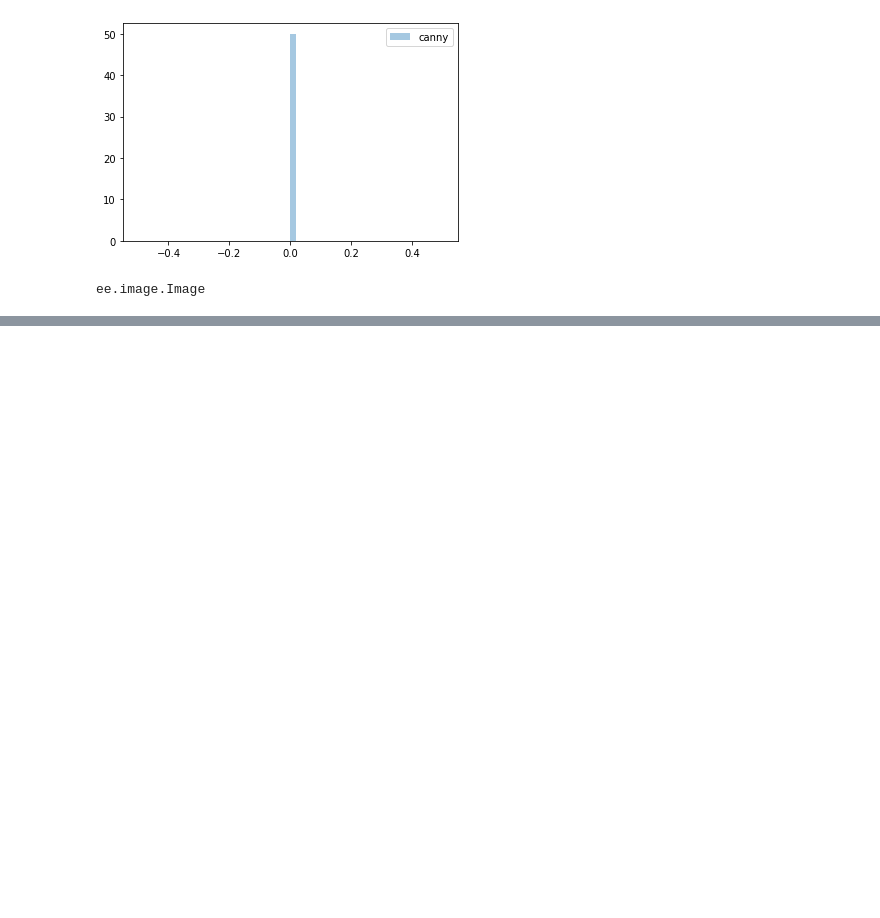
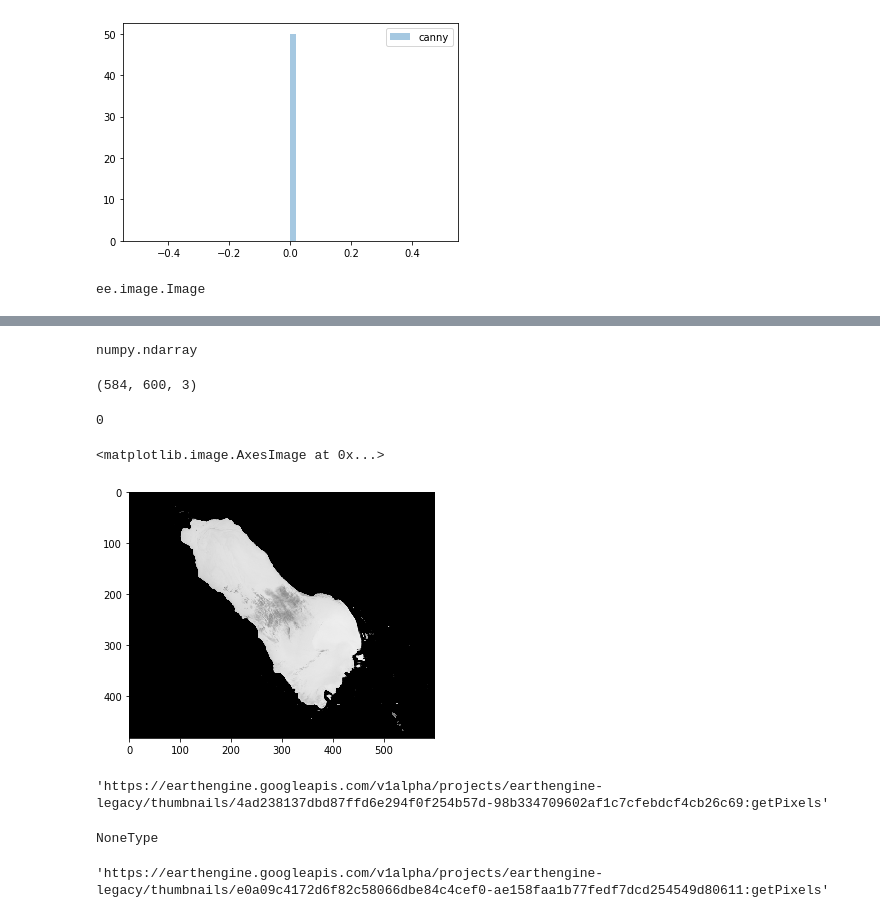
Before and after one commit to arvindnswamy/RemoteSensing, a Jupyter notebook: GEE_SatelliteImageAreaPerimeterCannyEdge.ipynb, the cells around one changed output, grey strips where cells are left out. Drawn from its saved outputs; the diff is of its cells as text; code cells hidden in the pictures; blank space fills up the shorter version.

```diff
--- a/GEE_SatelliteImageAreaPerimeterCannyEdge.ipynb
+++ b/GEE_SatelliteImageAreaPerimeterCannyEdge.ipynb
@@ -200,0 +246,31 @@ Image(url = hough.clip(lakeRect).getThumbUrl(parameters))
+# %%
+from urllib.request import urlopen
+def url_to_image(url):
+  # download the image, convert it to a NumPy array, and then read
+  # it into OpenCV format
+  resp = urlopen(url)
+  image = np.asarray(bytearray(resp.read()), dtype="uint8")
+  image = cv2.imdecode(image, cv2.IMREAD_COLOR)
+  # return the image
+  return image
+# %%
+thumbUrl = image0NDWIB3B6.clip(lakeRect).getThumbURL({'min': 0.0, 'max': 1.0, 'dimensions':600})
+# %%
+numpImage = url_to_image(thumbUrl)
+# %%
+type(numpImage)
+# %% [output]
+numpy.ndarray
+# %%
+numpImage.shape
+# %% [output]
+(584, 600, 3)
+# %%
+(numpImage[:,:,0] - numpImage[:,:,2]).min()
+# %% [output]
+0
+# %%
+imshow(numpImage)
+# %% [output]
+<matplotlib.image.AxesImage at 0x...>
+[figure, added]
@@ -200,0 +279,4 @@ Image(url = hough.clip(lakeRect).getThumbUrl(parameters))
+# %%
+downloadUrl
+# %% [output]
+'https://earthengine.googleapis.com/v1alpha/projects/earthengine-legacy/thumbnails/4ad238137dbd87ffd6e294f0f254b57d-98b334709602af1c7cfebdcf4cb26c69:getPixels'
@@ -200,0 +285,8 @@ Image(url = hough.clip(lakeRect).getThumbUrl(parameters))
+# %%
+type(numpImageD)
+# %% [output]
+NoneType
+# %%
+thumbUrl
+# %% [output]
+'https://earthengine.googleapis.com/v1alpha/projects/earthengine-legacy/thumbnails/e0a09c4172d6f82c58066dbe84c4cef0-ae158faa1b77fedf7dcd254549d80611:getPixels'
```
Also changed, not shown: parts of 18 cells of this notebook.
